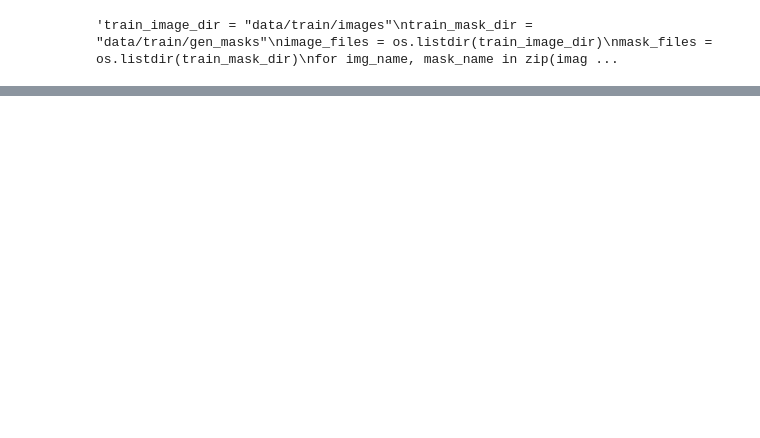
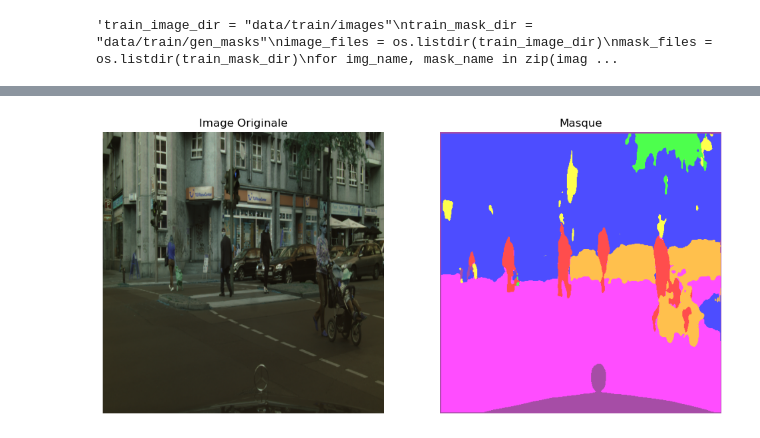
Before and after one commit to Apoxys/OCR-AIEngineer-P8, a Jupyter notebook: Augmentation.ipynb, the cells around one changed output, grey strips where cells are left out. Saved outputs shown, nothing was run; the diff lists cells and outputs as text; code cells hidden in the pictures; blank space fills up the shorter version.

```diff
--- a/Augmentation.ipynb
+++ b/Augmentation.ipynb
@@ -225,0 +251,3 @@ for img_name, mask_name in zip(image_files, mask_files):
+# %%
+'''model_augmented = sm.Unet(BACKBONE, input_shape=(512, 512, 3), encoder_weights='imagenet', classes=8, activation='softmax')
+model_augmented.compile(optimizer=keras.optimizers.Adam(learning_rate=1e-4), loss=combined_loss, metrics=[M_IoU_score, 'accuracy'])'''
@@ -229,7 +259,8 @@ t0 = time.time()
 history = model_augmented.fit(
     train_dataset,
     validation_data=val_dataset,
-    epochs=10
+    callbacks=EarlyStop,
+    epochs=100
 )
 
 t1 = time.time() - t0
@@ -270,0 +353,3 @@ if 'iou' in history.history:
+# %%
+#prediction of trained model
+prediction = model_augmented.predict(X_test, batch_size=16, verbose=1)
@@ -270,0 +358,75 @@ if 'iou' in history.history:
+# %%
+# Définir une palette de couleurs personnalisée pour 8 classes
+colors = np.array([[128, 0, 128],     # Violet #"void"
+                   [255, 0, 255],     # Magenta #"flat"
+                   [0, 0, 255],       # Bleu #"construction"
+                   [255, 255, 0],     # Jaune #"object"
+                   [0, 255, 0],       # Vert #"nature"
+                   [0, 255, 255],     # Cyan #"sky"
+                   [255, 0, 0],       # Rouge #"human"
+                   [255, 165, 0]],    # Orange #"vehicle"
+                  dtype=np.uint8)
+# %%
+# for i the index of image to check
+i = 1
+mask_array = prediction[i]
+
+# Charger l'image originale avec OpenCV
+original_image_path = os.path.join(test_images_path,os.listdir(test_images_path)[i])
+original_image = cv2.imread(original_image_path)
+
+#convert image to mask size
+original_image = cv2.resize(original_image, (512, 512))
+
+'''# Charger le mask original avec OpenCV
+original_mask_path = os.path.join(test_masks_path,os.listdir(test_masks_path)[i])
+original_mask = cv2.imread(original_mask_path)
+
+#convert gt_mask to mask size
+original_mask = cv2.resize(original_mask, (512, 512))
+
+# Convertir le masque à 8 canaux en masque d'index
+gt_mask_channel = (original_mask * 255).astype(np.uint8) #prepare for individual inspection
+gt_mask_index = np.argmax(original_mask, axis=-1)
+# Convertir le masque en image OpenCV
+gt_mask_image = (gt_mask_index * 255).astype(np.uint8)
+
+# Créer un masque couleur en utilisant la palette
+gt_color = colors[gt_mask_index]'''
+
+# Convertir le masque à 8 canaux en masque d'index
+mask_channel = (mask_array * 255).astype(np.uint8) #prepare for individual inspection
+mask_index = np.argmax(mask_array, axis=-1)
+# Convertir le masque en image OpenCV
+mask_image = (mask_index * 255).astype(np.uint8)
+
+#convert mask to original dimensions
+#mask_image = cv2.resize(mask_image, (2048, 1024))
+
+# Créer un masque couleur en utilisant la palette
+mask_color = colors[mask_index]
+
+# Afficher les images côte à côte avec Matplotlib
+fig, axes = plt.subplots(1, 2, figsize=(12, 6))
+
+# Afficher l'image originale à droite
+axes[0].imshow(original_image)
+axes[0].set_title("Image Originale")
+axes[0].axis('off')
+
+# Afficher le masque à gauche
+#axes[1].imshow(mask_channel[:,:,6], cmap='jet', alpha=0.7) #individual inspection
+axes[1].imshow(mask_color, alpha=0.7) #whole mask
+axes[1].set_title("Masque")
+axes[1].axis('off')
+
+'''#axes[1].imshow(mask_channel[:,:,6], cmap='jet', alpha=0.7) #individual inspection
+axes[2].imshow(gt_color) #whole mask
+axes[2].set_title("Ground_truth Mask")
+axes[2].axis('off')
+'''
+plt.show()
+
+#print(original_image.shape, mask_color.shape, original_mask.shape)
+# %% [output]
+[figure, added]
```
Also changed, not shown: parts of 19 cells of this notebook, 4 other files.
